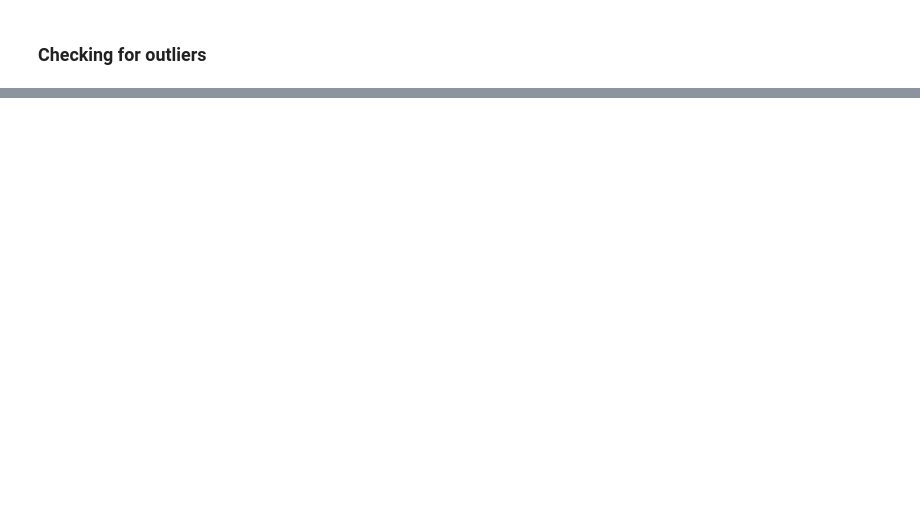
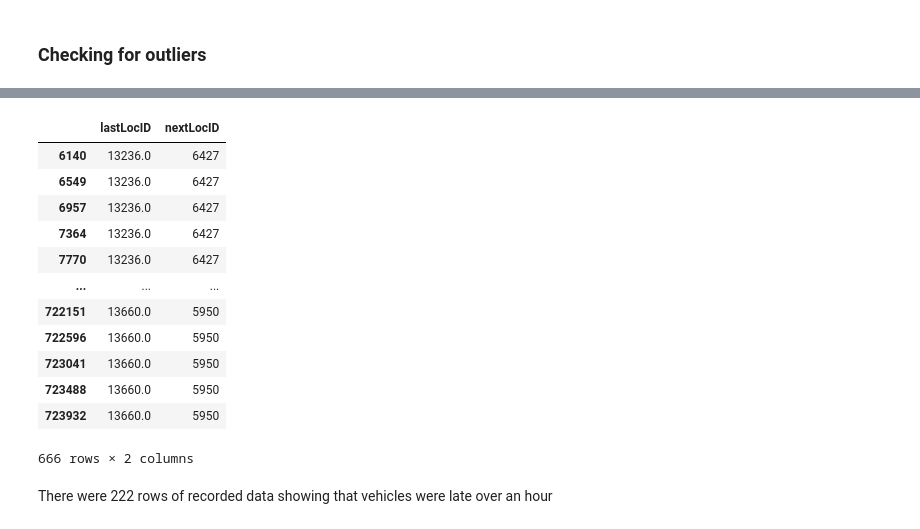
Before and after one commit to dvan2/trimet_data_project, a Jupyter notebook: notebooks/trimet.ipynb, the cells around one changed output, grey strips where cells are left out. Drawn from its saved outputs; the diff is of its cells as text; code cells hidden in the pictures; blank space fills up the shorter version.

```diff
--- a/notebooks/trimet.ipynb
+++ b/notebooks/trimet.ipynb
@@ -253,0 +231,20 @@ min longitude position -123.115567
+# %%
+# Check for bus over 1 hour late
+hour_late = df[df['delay'] > 1800]
+hour_late[['lastLocID', 'nextLocID']]
+# %% [output]
+|  | lastLocID | nextLocID |
+| 6140 | 13236.0 | 6427 |
+| 6549 | 13236.0 | 6427 |
+| 6957 | 13236.0 | 6427 |
+| 7364 | 13236.0 | 6427 |
+| 7770 | 13236.0 | 6427 |
+| ... | ... | ... |
+| 722151 | 13660.0 | 5950 |
+| 722596 | 13660.0 | 5950 |
+| 723041 | 13660.0 | 5950 |
+| 723488 | 13660.0 | 5950 |
+| 723932 | 13660.0 | 5950 |
+666 rows × 2 columns
+# %% [markdown]
+There were 222 rows of recorded data showing that vehicles were late over an hour
```
Also changed, not shown: parts of 18 cells of this notebook.
